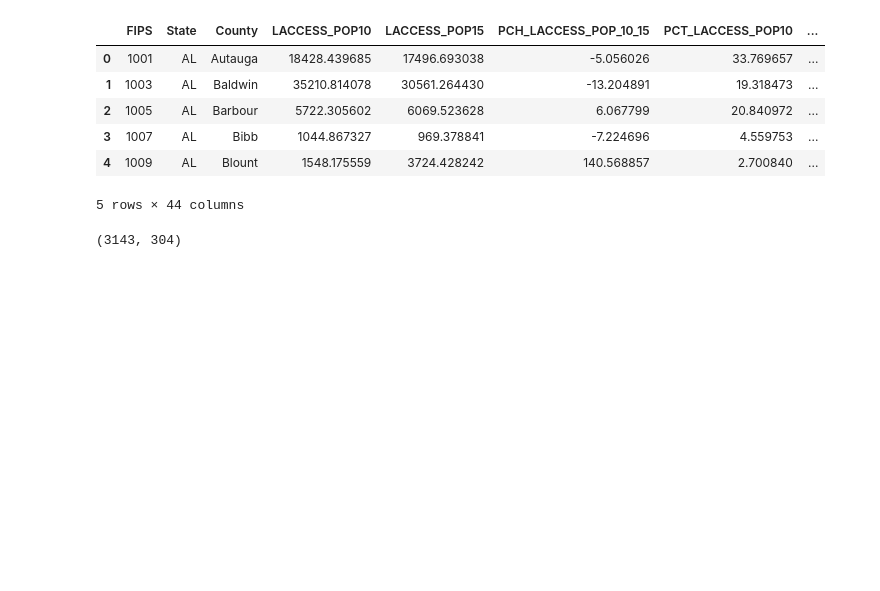
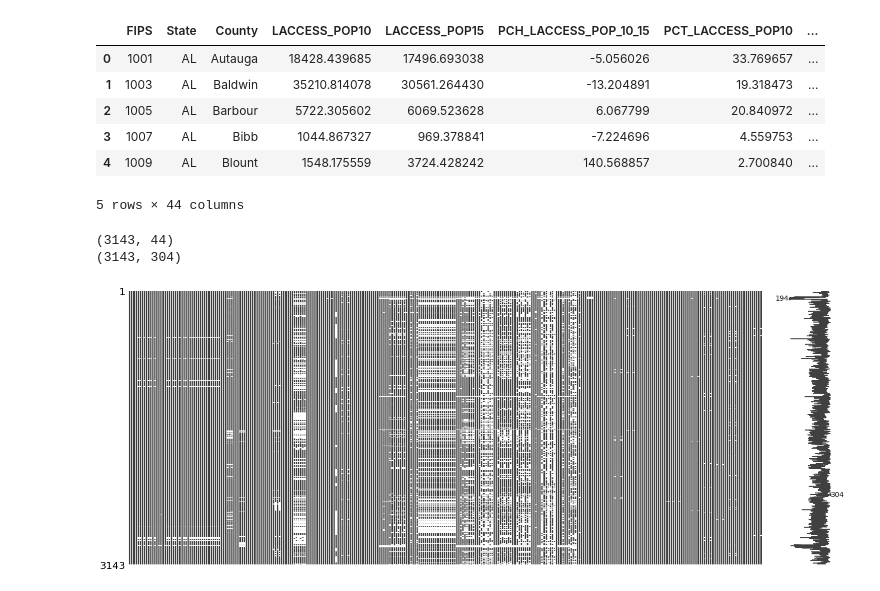
Before and after one commit to Porrster/DSD_Work, a Jupyter notebook: Project1.ipynb, the cells around one changed output. Saved outputs shown, nothing was run; the diff lists cells and outputs as text; code cells hidden in the pictures; blank space fills up the shorter version.

```diff
--- a/Project1.ipynb
+++ b/Project1.ipynb
@@ -29,11 +30,23 @@ foodSep['ACCESS'].head()
 food = pd.concat(foodSep, axis=1)
 # %%
 #confirm combination
-food.shape
+print(foodSep['ACCESS'].shape)
+print(food.shape)
 #things to investigate:
 # sales to farmers
 # food insecurity and very low food security
 # adult diabetes and obesity rates
-#
 # %% [output]
+(3143, 44)
 (3143, 304)
+# %%
+#replace empty rows, which according to doc are empty info
+# with proper NaN so we can visualize how much info we're missing
+for index, row in food.iterrows():
+    for k, i in food.items():
+        if food.loc[index, k] == "":
+            food.loc[index, k] = NaN
+# %%
+msno.matrix(food)
+# %% [output]
+[figure, added]
```
Also changed, not shown: parts of 2 cells of this notebook.
